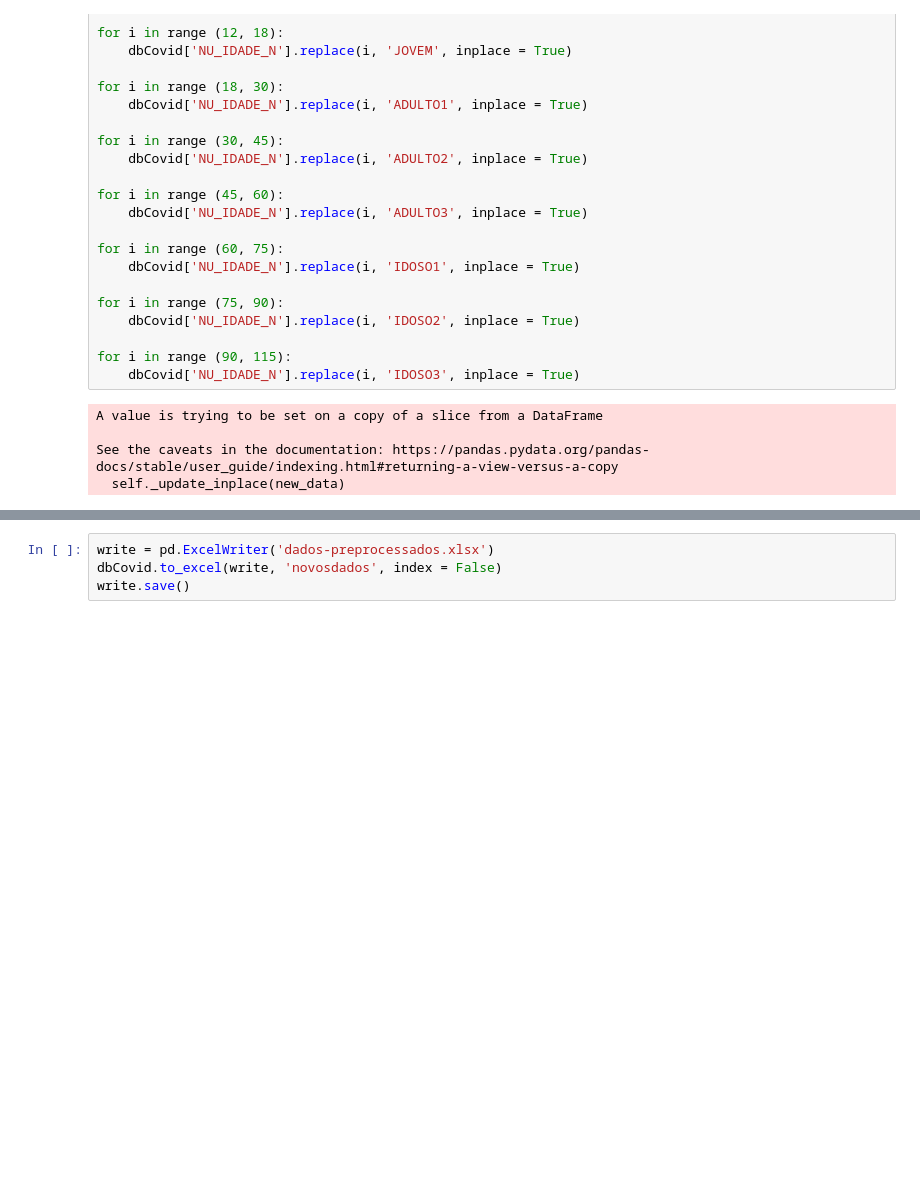
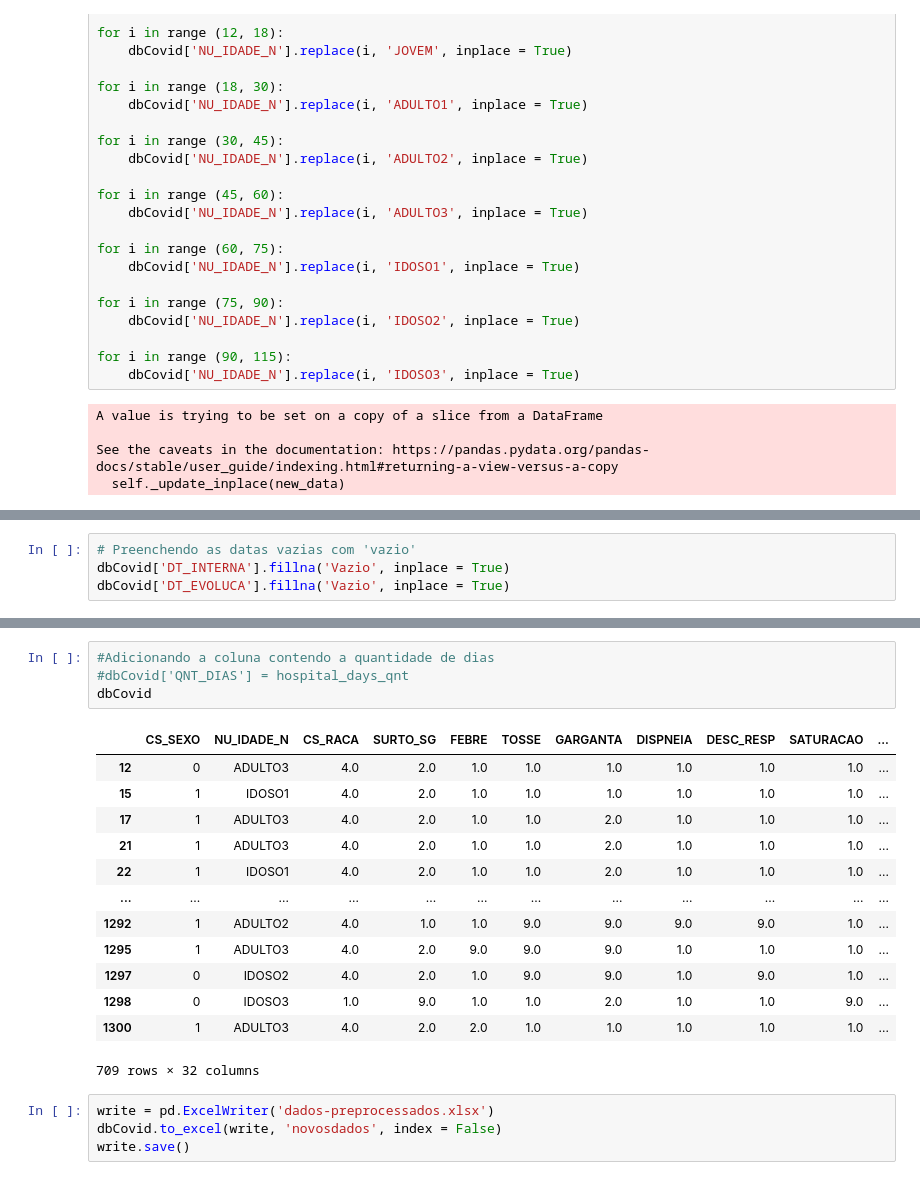
Before and after one commit to WallaceHolanda/covid_mortality_risk_prediction, a Jupyter notebook: processamentoDados.ipynb, the cells around one changed output, grey strips where cells are left out. Drawn from its saved outputs; the diff is of its cells as text; blank space fills up the shorter version.

```diff
--- a/processamentoDados.ipynb
+++ b/processamentoDados.ipynb
@@ -253,0 +281,4 @@ See the caveats in the documentation: https://pandas.pydata.org/pandas-docs/stab
+# %%
+# Preenchendo as datas vazias com 'vazio'
+dbCovid['DT_INTERNA'].fillna('Vazio', inplace = True)
+dbCovid['DT_EVOLUCA'].fillna('Vazio', inplace = True)
@@ -254,3 +380,21 @@ See the caveats in the documentation: https://pandas.pydata.org/pandas-docs/stab
+# %%
+#Adicionando a coluna contendo a quantidade de dias
+#dbCovid['QNT_DIAS'] = hospital_days_qnt
+dbCovid
+# %% [output]
+|  | CS_SEXO | NU_IDADE_N | CS_RACA | SURTO_SG | FEBRE | TOSSE | GARGANTA | DISPNEIA | DESC_RESP | SATURACAO | ... |
+| 12 | 0 | ADULTO3 | 4.0 | 2.0 | 1.0 | 1.0 | 1.0 | 1.0 | 1.0 | 1.0 | ... |
+| 15 | 1 | IDOSO1 | 4.0 | 2.0 | 1.0 | 1.0 | 1.0 | 1.0 | 1.0 | 1.0 | ... |
+| 17 | 1 | ADULTO3 | 4.0 | 2.0 | 1.0 | 1.0 | 2.0 | 1.0 | 1.0 | 1.0 | ... |
+| 21 | 1 | ADULTO3 | 4.0 | 2.0 | 1.0 | 1.0 | 2.0 | 1.0 | 1.0 | 1.0 | ... |
+| 22 | 1 | IDOSO1 | 4.0 | 2.0 | 1.0 | 1.0 | 2.0 | 1.0 | 1.0 | 1.0 | ... |
+| ... | ... | ... | ... | ... | ... | ... | ... | ... | ... | ... | ... |
+| 1292 | 1 | ADULTO2 | 4.0 | 1.0 | 1.0 | 9.0 | 9.0 | 9.0 | 9.0 | 1.0 | ... |
+| 1295 | 1 | ADULTO3 | 4.0 | 2.0 | 9.0 | 9.0 | 9.0 | 1.0 | 1.0 | 1.0 | ... |
+| 1297 | 0 | IDOSO2 | 4.0 | 2.0 | 1.0 | 9.0 | 9.0 | 1.0 | 9.0 | 1.0 | ... |
+| 1298 | 0 | IDOSO3 | 1.0 | 9.0 | 1.0 | 1.0 | 2.0 | 1.0 | 1.0 | 9.0 | ... |
+| 1300 | 1 | ADULTO3 | 4.0 | 2.0 | 2.0 | 1.0 | 1.0 | 1.0 | 1.0 | 1.0 | ... |
+709 rows × 32 columns
 # %%
 write = pd.ExcelWriter('dados-preprocessados.xlsx')
 dbCovid.to_excel(write, 'novosdados', index = False)
```
Also changed, not shown: parts of 8 cells of this notebook, 2 other files.
